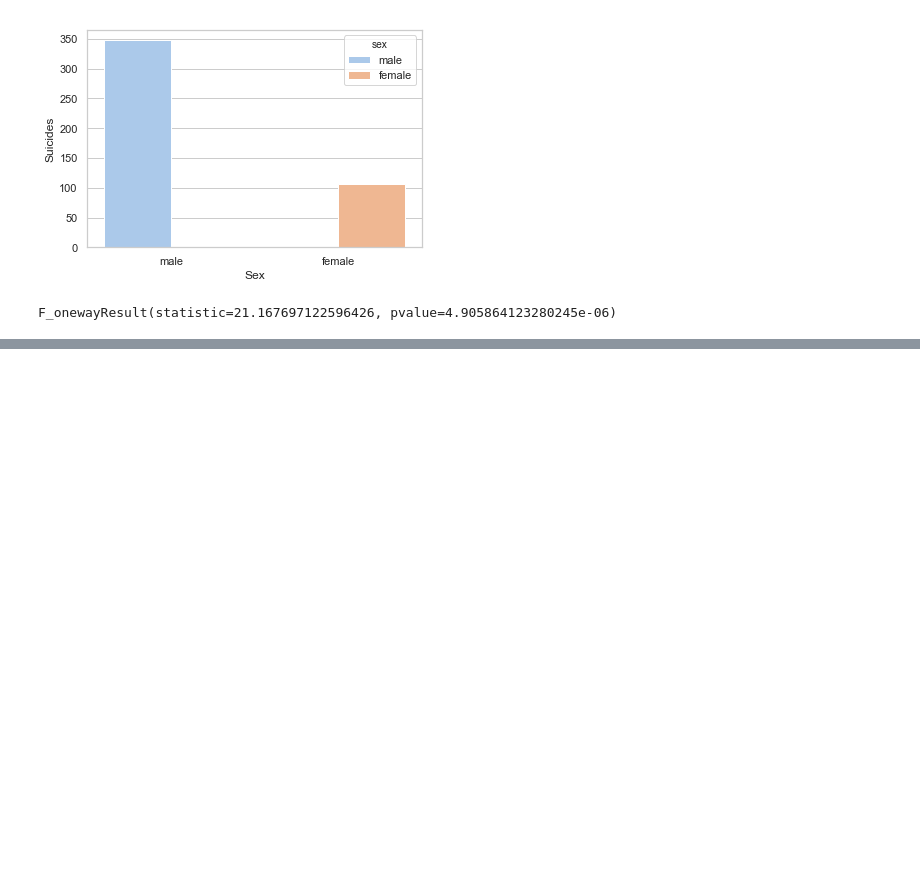
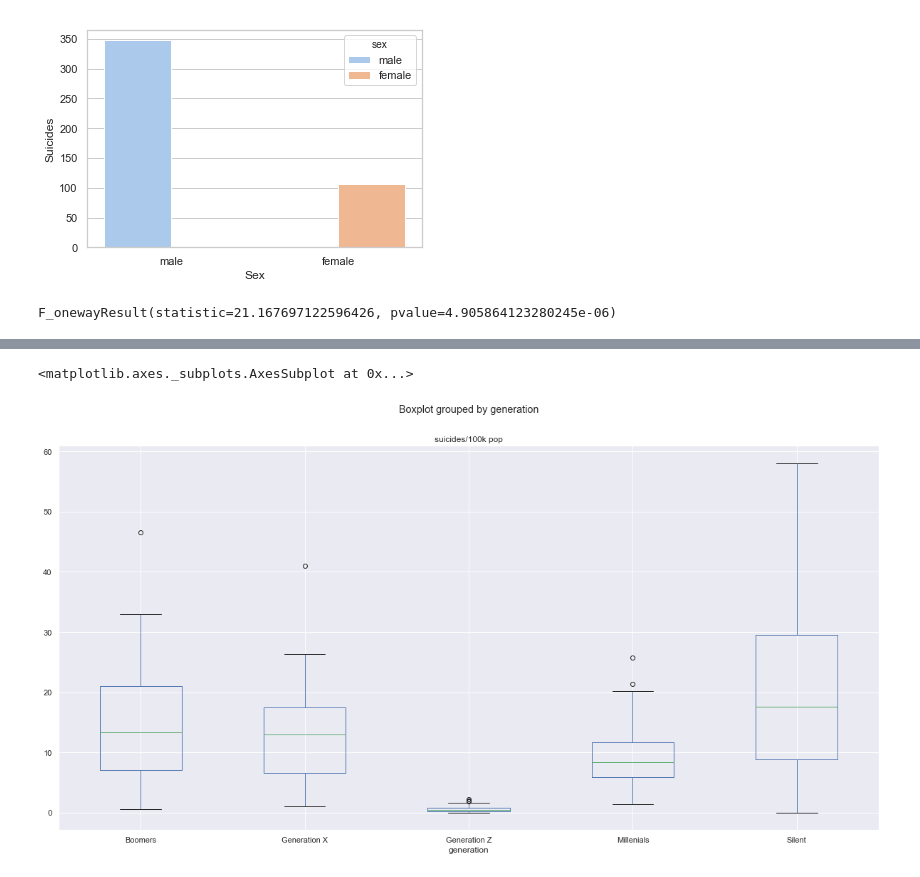
Before and after one commit to sno90/Osorio_Homework, a Jupyter notebook: 07-Project1/Region Suicide Numbers.ipynb, the cells around one changed output, grey strips where cells are left out. Drawn from its saved outputs; the diff is of its cells as text; code cells hidden in the pictures; blank space fills up the shorter version.

```diff
--- a/07-Project1/Region Suicide Numbers.ipynb
+++ b/07-Project1/Region Suicide Numbers.ipynb
@@ -332,13 +193,0 @@ plt.savefig('Suicides for Female and Male by Region')
-# %%
-ax = sns.relplot(x="Happiness Score",
-            y="suicides_no",
-            hue="Region",
-            size="gdp_per_capita ($)",
-            sizes=(10, 500),
-            alpha=.5,
-            palette="muted",
-            height=6,
-            data=df)
-sns.set(style="whitegrid", palette="muted")
-plt.savefig('Happiness Score vs Suicide')
-ax = plt.figure(figsize=(100, 10))
@@ -375,0 +276,8 @@ F_onewayResult(statistic=21.167697122596426, pvalue=4.905864123280245e-06)
+# %%
+data_df2 = data_2015.groupby(by = ['Country','generation'])['suicides/100k pop'].mean()
+data_df2 = data_df2.reset_index()
+data_df2
+data_df2.boxplot("suicides/100k pop", by="generation", figsize=(20, 10))
+# %% [output]
+<matplotlib.axes._subplots.AxesSubplot at 0x...>
+[figure, added]
```
Also changed, not shown: parts of 33 cells of this notebook.
